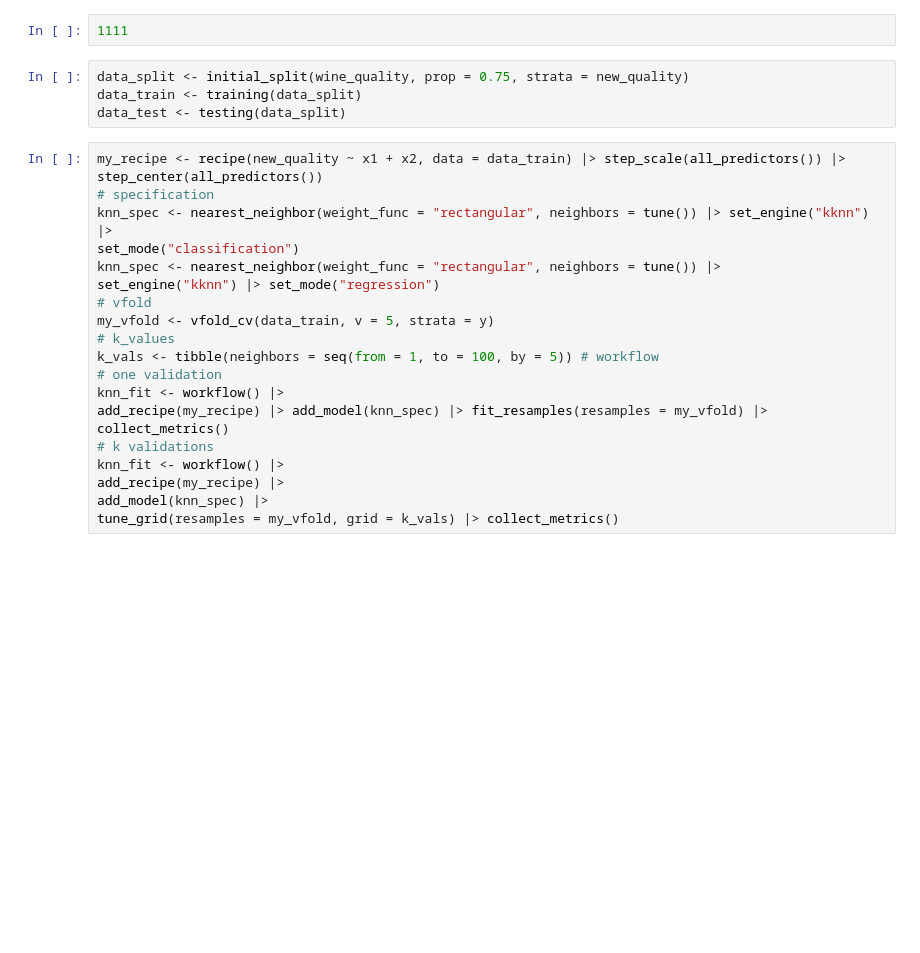
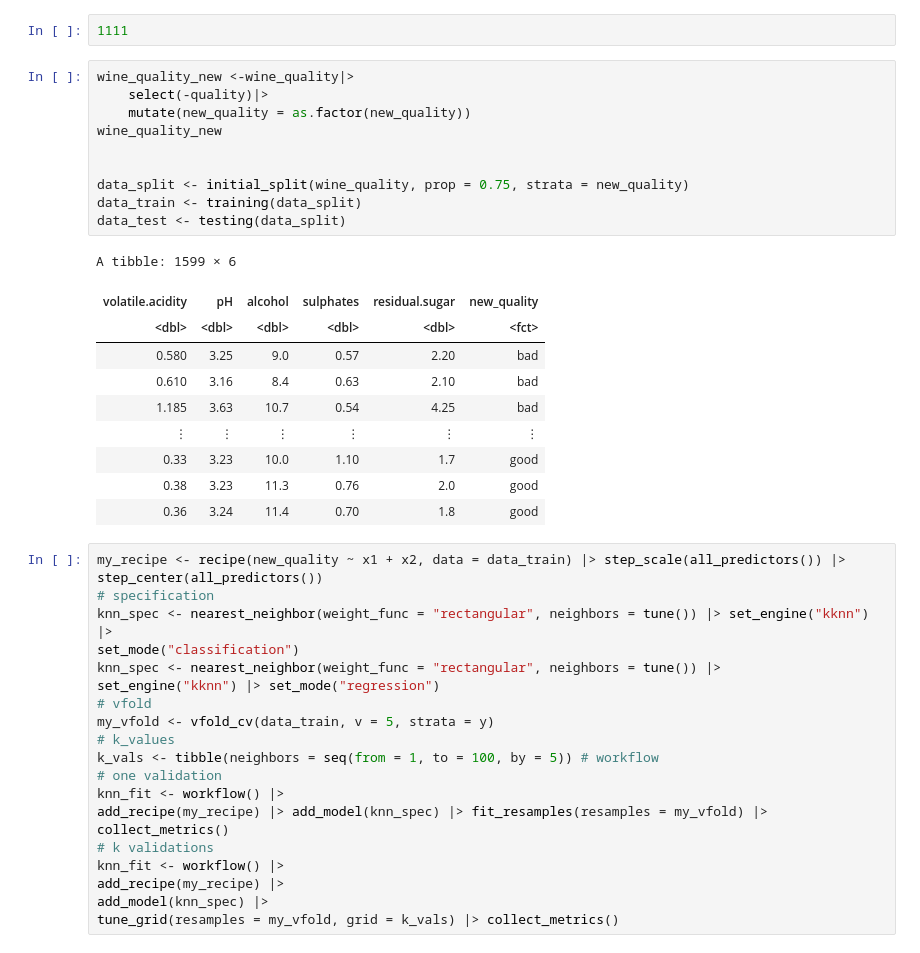
Before and after one commit to meganxu4/dsci100-group-proposal, a Jupyter notebook: proposal.ipynb, the cells around one changed output. Drawn from its saved outputs; the diff is of its cells as text; blank space fills up the shorter version.

```diff
--- a/proposal.ipynb
+++ b/proposal.ipynb
@@ -189,9 +189,26 @@ A tibble: 6 × 2
 # %%
 1111
 # %%
+wine_quality_new <-wine_quality|>
+    select(-quality)|>
+    mutate(new_quality = as.factor(new_quality))
+wine_quality_new
+
+
 data_split <- initial_split(wine_quality, prop = 0.75, strata = new_quality)
 data_train <- training(data_split)
 data_test <- testing(data_split)
+# %% [output]
+A tibble: 1599 × 6
+| volatile.acidity | pH | alcohol | sulphates | residual.sugar | new_quality |
+| <dbl> | <dbl> | <dbl> | <dbl> | <dbl> | <fct> |
+| 0.580 | 3.25 | 9.0 | 0.57 | 2.20 | bad |
+| 0.610 | 3.16 | 8.4 | 0.63 | 2.10 | bad |
+| 1.185 | 3.63 | 10.7 | 0.54 | 4.25 | bad |
+| ⋮ | ⋮ | ⋮ | ⋮ | ⋮ | ⋮ |
+| 0.33 | 3.23 | 10.0 | 1.10 | 1.7 | good |
+| 0.38 | 3.23 | 11.3 | 0.76 | 2.0 | good |
+| 0.36 | 3.24 | 11.4 | 0.70 | 1.8 | good |
 # %%
 my_recipe <- recipe(new_quality ~ x1 + x2, data = data_train) |> step_scale(all_predictors()) |> step_center(all_predictors())
 # specification
```
